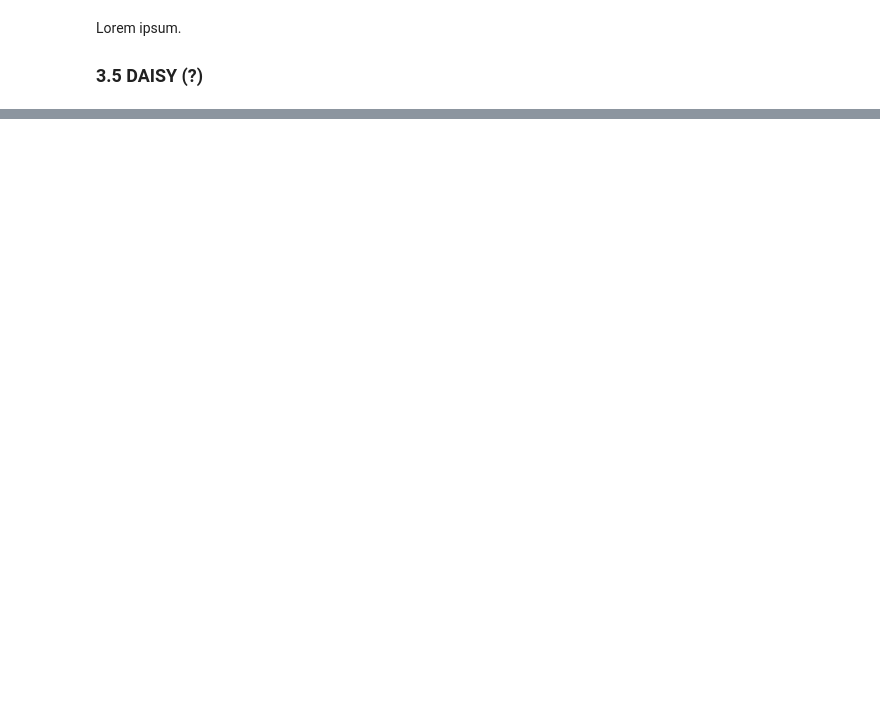
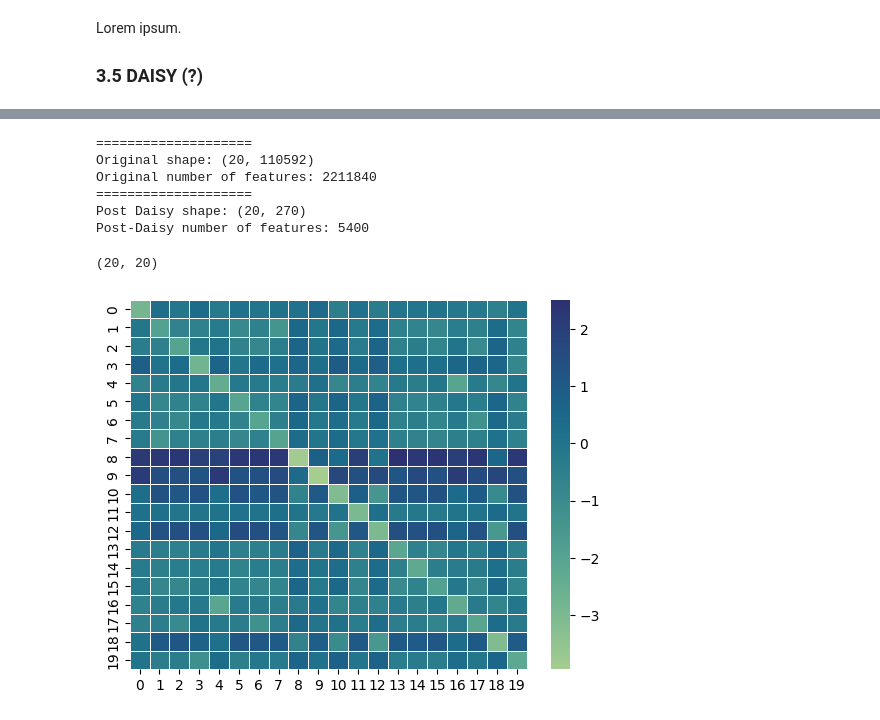
Before and after one commit to S-Bryce/ML-Lab-2, a Jupyter notebook: main.ipynb, the cells around one changed output, grey strips where cells are left out. Cells and saved outputs as stored; diff of their text form; code cells hidden in the pictures; blank space fills up the shorter version.

Commit message:
daisy & pairwise distances w/ heatmap implementation

```diff
--- a/main.ipynb
+++ b/main.ipynb
@@ -414,0 +499,42 @@ Lorem ipsum.
+# %%
+daisy_feature_imgs = np.apply_along_axis(
+    apply_daisy,
+    1,
+    images_2,
+    shape=shape,
+    step=60,
+    radius=20,
+    rings=2,
+    histograms=2,
+    orientations=2)
+
+print("====================")
+print(f"Original shape: {images_2.shape}")
+print(f"Original number of features: {images_2.shape[0] * images_2.shape[1]}")
+
+print("====================")
+print(f"Post Daisy shape: {daisy_feature_imgs.shape}")
+print(f"Post-Daisy number of features: {daisy_feature_imgs.shape[0] * daisy_feature_imgs.shape[1]}")
+# %% [output]
+====================
+Original shape: (20, 110592)
+Original number of features: 2211840
+====================
+Post Daisy shape: (20, 270)
+Post-Daisy number of features: 5400
+# %%
+from sklearn.metrics.pairwise import pairwise_distances
+# find the pairwise distance between all the different image features
+daisy_pairwise = pairwise_distances(daisy_feature_imgs)
+# %%
+import seaborn as sns
+from sklearn.preprocessing import StandardScaler
+
+scaler = StandardScaler()
+scaled_pairwise_daisy_imgs = scaler.fit_transform(X=daisy_pairwise, y=None)
+print(scaled_pairwise_daisy_imgs.shape)
+sns.heatmap(scaled_pairwise_daisy_imgs, linewidth=.5, cmap="crest")
+plt.show()
+# %% [output]
+(20, 20)
+[figure, added]
```
Also changed, not shown: parts of 10 cells of this notebook.
